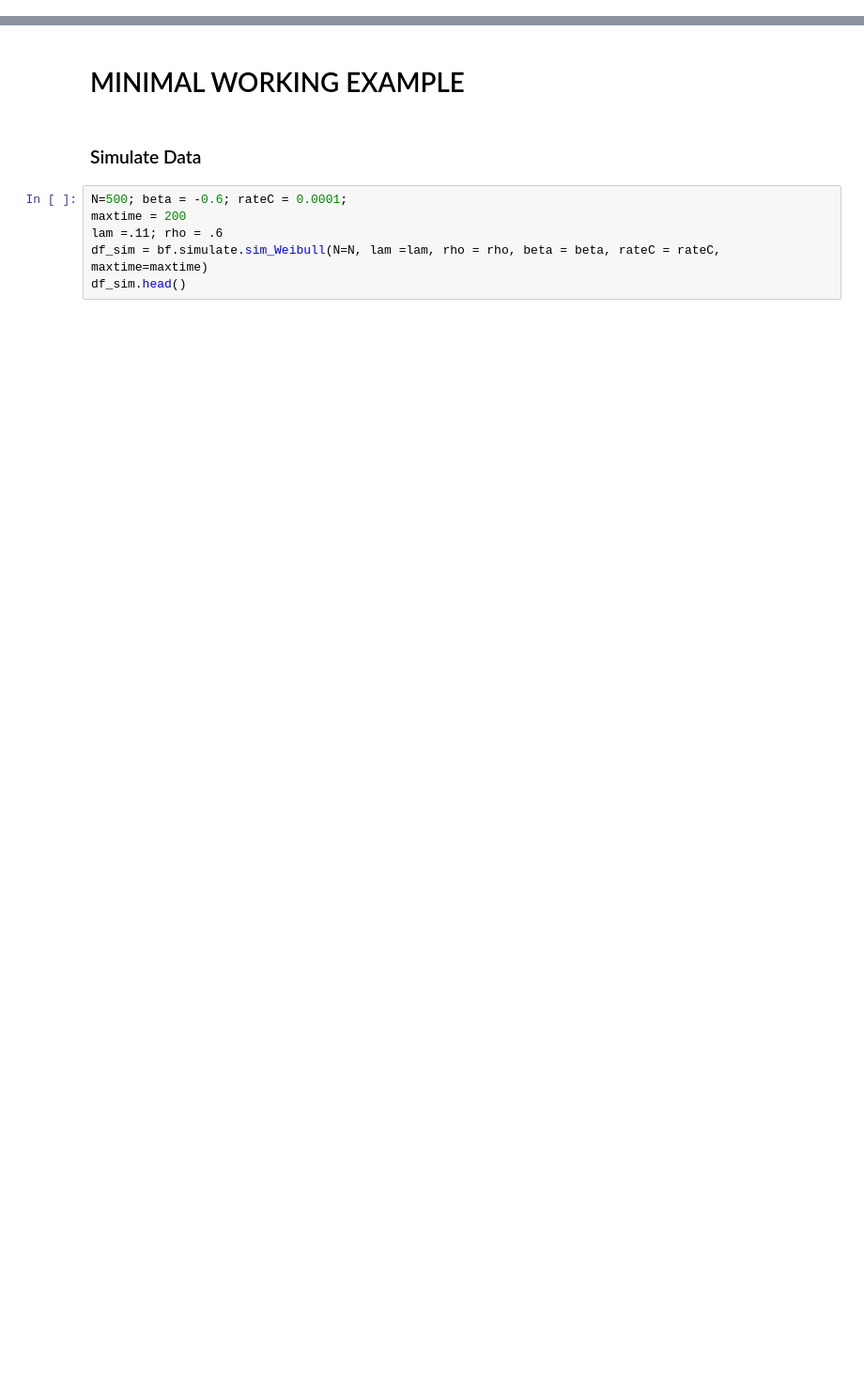
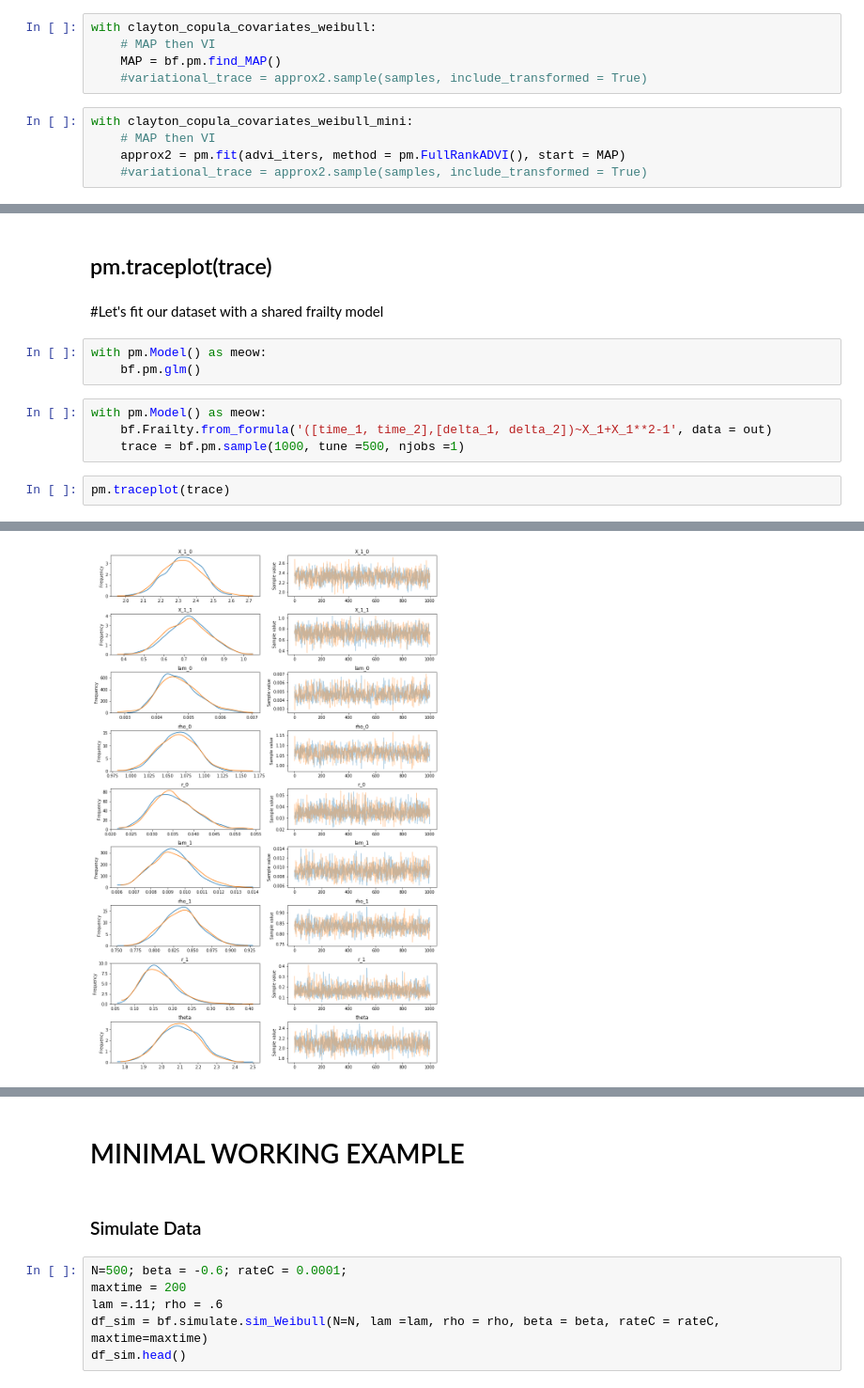
Before and after one commit to schluedj/bayleaf, a Jupyter notebook: Tests.ipynb, the cells around one changed output, grey strips where cells are left out. Shown: that part at 94% size. Drawn from its saved outputs; the diff is of its cells as text; blank space fills up the shorter version.

Commit message:
tested frailty

```diff
--- a/Tests.ipynb
+++ b/Tests.ipynb
@@ -6,0 +262,10 @@ import matplotlib.pylab as plt
+# %%
+with clayton_copula_covariates_weibull:
+    # MAP then VI
+    MAP = bf.pm.find_MAP()
+    #variational_trace = approx2.sample(samples, include_transformed = True)
+# %%
+with clayton_copula_covariates_weibull_mini:
+    # MAP then VI
+    approx2 = pm.fit(advi_iters, method = pm.FullRankADVI(), start = MAP)
+    #variational_trace = approx2.sample(samples, include_transformed = True)
@@ -6,0 +307,14 @@ import matplotlib.pylab as plt
+# %% [markdown]
+## pm.traceplot(trace)
+# %% [markdown]
+#Let's fit our dataset with a shared frailty model
+# %%
+with pm.Model() as meow:
+    bf.pm.glm()
+# %%
+with pm.Model() as meow:
+    bf.Frailty.from_formula('([time_1, time_2],[delta_1, delta_2])~X_1+X_1**2-1', data = out)
+    trace = bf.pm.sample(1000, tune =500, njobs =1)
+# %%
+pm.traceplot(trace)
+# %% [output]
@@ -6,0 +340 @@ import matplotlib.pylab as plt
+[figure, added]
```
Also changed, not shown: parts of 23 cells of this notebook.
